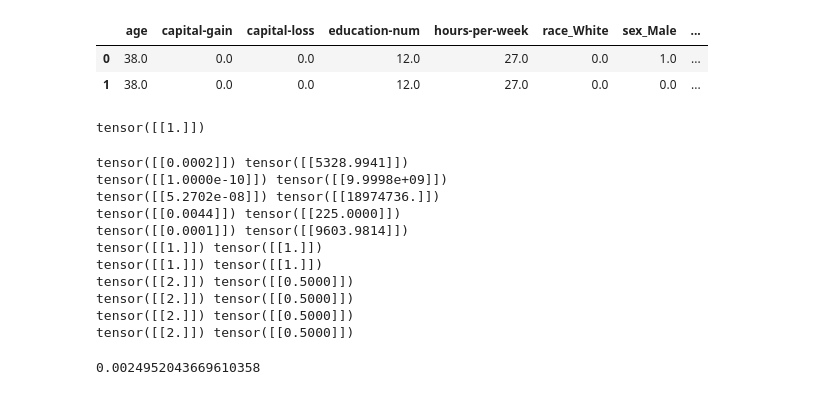
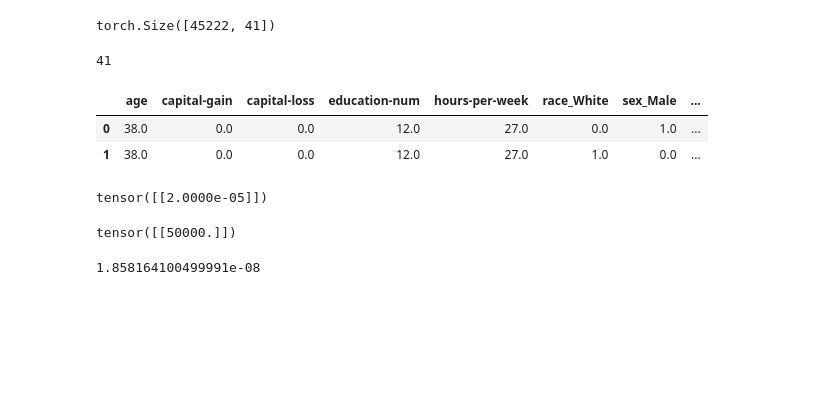
Before and after one commit to UnitDan/substantiating-for-fairness-auditing, a Jupyter notebook: seek.ipynb, the cells around one changed output. Cells and saved outputs as stored; diff of their text form; code cells hidden in the pictures; blank space fills up the shorter version.

Commit message:
causal distance: slow

```diff
--- a/seek.ipynb
+++ b/seek.ipynb
@@ -26,12 +27,5 @@ model = MLP(in_dim, out_dim)
 load_model(model, 'MLP', 'adult', 'STDTrainer', use_protected_attr=use_protected_attr, id=rand_seed)
 # %%
 # prepare data
-all_X, all_y = dataset.data, dataset.labels
+all_X, all_y = dataset.get_all_data(), dataset.labels
 all_pred = model.get_prediction(all_X)
-
-train_X, train_y = [], []
-for x, y in train_dl:
-    train_X.append(x)
-    train_y.append(y)
-train_X = torch.concat(train_X, dim=0)
-train_y = torch.concat(train_y, dim=0)
@@ -42,2 +32,10 @@ len(all_X)**2*0.0025
+# %%
+all_X.shape
+# %% [output]
+torch.Size([45222, 41])
+# %%
+dataset.dim_feature()
+# %% [output]
+41
 # %%
 adult_gen = adult.Adult_gen(include_protected_feature=use_protected_attr)
@@ -55,54 +50,46 @@ distance_x_NSE.fit(num_dims=dataset.dim_feature(), data_gen=adult_gen)
 # %%
 def rand_gen():
     return {
         'age': random.randint(15, 60),
         'capital_gain': 0,
         'capital_loss': 0,
         'education_num': random.randint(1, 15),
         'hours_per_week': random.randint(10, 50),
         'race_white': random.choice([0, 1]),
         'sex_male': random.choice([0, 1]),
         'marital_status': random.choice(list(range(7))),
         'occupation': random.choice(list(range(14))),
         'relationship': random.choice(list(range(6))),
         'workclass': random.choice(list(range(7)))
     }
 
-def perturb_pair(x, pert, value):
+def perturb_pair(x, pert_features, pert_func):
     pair = dict()
     for k, v in x.items():
         pair[k] = torch.tensor([v, v])
-        if k == pert:
-            pair[k][1] = value
+        if k in pert_features:
+            pair[k][1] = pert_func(pair[k][0])
     return pair
 
 x = rand_gen()
-pair = adult.generate_from_origin(**perturb_pair(x, 'sex_male', 1-x['sex_male']))
+pair = adult.generate_from_origin(**perturb_pair(x, ['sex_male', 'race_white'], lambda x:1-x))
 adult.get_original_feature(pair)
 # %% [output]
 |  | age | capital-gain | capital-loss | education-num | hours-per-week | race_White | sex_Male | ... |
 | 0 | 38.0 | 0.0 | 0.0 | 12.0 | 27.0 | 0.0 | 1.0 | ... |
-| 1 | 38.0 | 0.0 | 0.0 | 12.0 | 27.0 | 0.0 | 0.0 | ... |
+| 1 | 38.0 | 0.0 | 0.0 | 12.0 | 27.0 | 1.0 | 0.0 | ... |
+# %%
+distance_x_Causal(pair[0], pair[1])
+# %% [output]
+tensor([[2.0000e-05]])
 # %%
-print(1 / distance_x_NSE(pair[0], pair[1]))
+print(1 / distance_x_Causal(pair[0], pair[1]))
 # %% [output]
-tensor([[1.]])
+tensor([[50000.]])
 # %%
-x = rand_gen()
-for key in x:
-    pair = adult.generate_from_origin(**perturb_pair(x, key, x[key]+1))
-    print(distance_x_NSE(pair[0], pair[1]), 1 / distance_x_NSE(pair[0], pair[1]))
+# x = rand_gen()
+# for key in x:
+#     pair = adult.generate_from_origin(**perturb_pair(x, key, x[key]+1))
+#     print(distance_x_NSE(pair[0], pair[1]), 1 / distance_x_NSE(pair[0], pair[1]))
-# %% [output]
-tensor([[0.0002]]) tensor([[5328.9941]])
-tensor([[1.0000e-10]]) tensor([[9.9998e+09]])
-tensor([[5.2702e-08]]) tensor([[18974736.]])
-tensor([[0.0044]]) tensor([[225.0000]])
-tensor([[0.0001]]) tensor([[9603.9814]])
-tensor([[1.]]) tensor([[1.]])
-tensor([[1.]]) tensor([[1.]])
-tensor([[2.]]) tensor([[0.5000]])
-tensor([[2.]]) tensor([[0.5000]])
-tensor([[2.]]) tensor([[0.5000]])
-tensor([[2.]]) tensor([[0.5000]])
 # %%
 # epsilon越大，要求不公平样本对dx越小，越严格
@@ -111,13 +98,13 @@ unfair_metric = Unfair_metric(dx=distance_x_NSE, dy=distance_y, epsilon=epsilon)
 # %%
-L = get_L_matrix(all_X, all_pred, distance_x_NSE, distance_y)
-n_unfair = torch.sum(L>1/epsilon).item()
+L = get_L_matrix(all_X, all_pred, distance_x_Causal, distance_y)
+n_unfair = torch.sum(L>epsilon).item()
 
 total_pairs = all_X.shape[0]**2
 
 unfair_ratio = n_unfair/total_pairs
 unfair_ratio
 # %% [output]
-0.0024952043669610358
+1.858164100499991e-08
 # %%
 1/unfair_ratio
 # %% [output]
```
Also changed, not shown: parts of 14 cells of this notebook, 11 other files.
